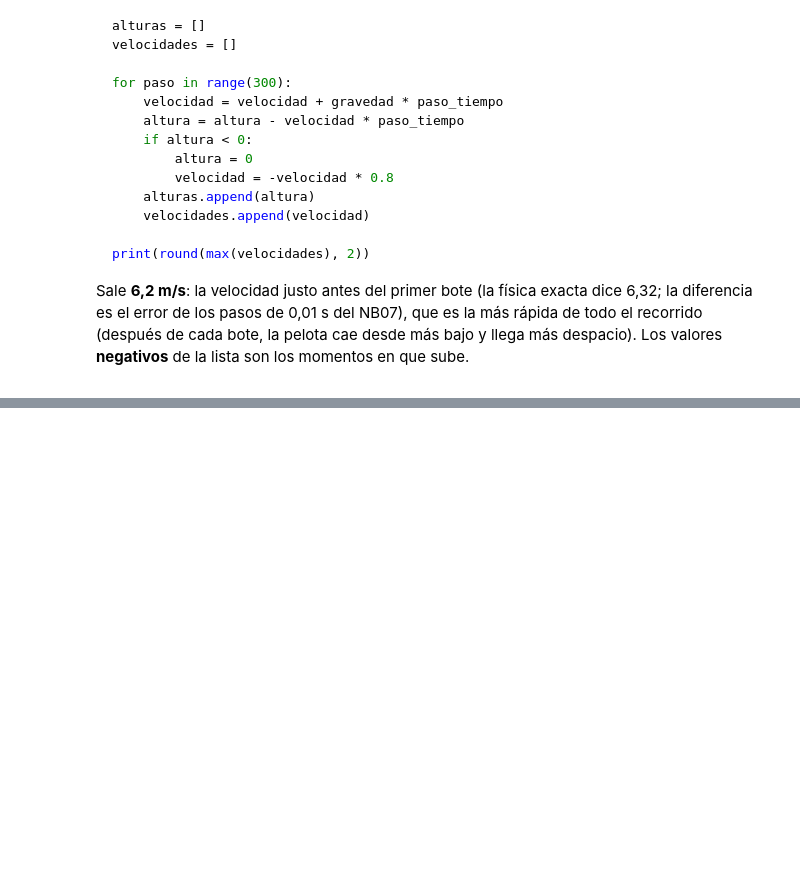
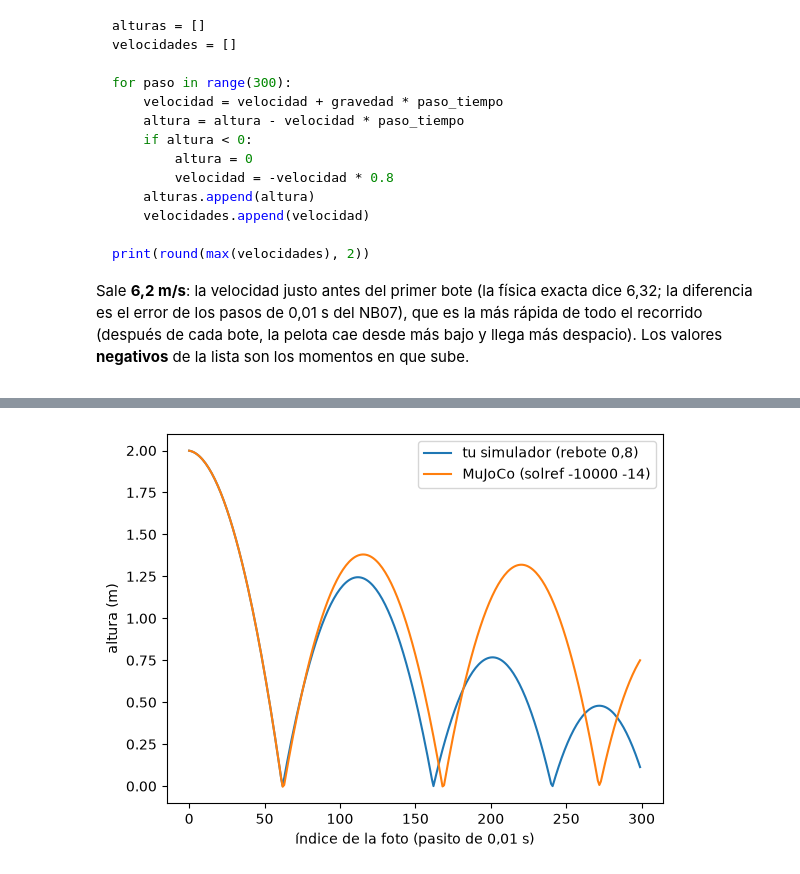
Before and after one commit to Greg2828/robotica, a Jupyter notebook: notebooks/NB09_listas.ipynb, the cells around one changed output, grey strips where cells are left out. Cells and saved outputs as stored; diff of their text form; code cells hidden in the pictures; folded sections open; blank space fills up the shorter version.

```diff
--- a/notebooks/NB09_listas.ipynb
+++ b/notebooks/NB09_listas.ipynb
@@ -610,0 +758,24 @@ lista son los momentos en que sube.
+# %%
+PELOTA_BOTONA = '''
+<mujoco>
+  <option gravity="0 0 -10" timestep="0.01"/>
+  <worldbody>
+    <light pos="0 0 5"/>
+    <geom type="plane" size="5 5 0.1" rgba=".8 .9 .8 1"/>
+    <body name="pelota" pos="0 0 2">
+      <freejoint/>
+      <geom type="sphere" size="0.05" rgba="1 .3 .1 1" solref="-10000 -14"/>
+    </body>
+  </worldbody>
+</mujoco>
+'''
+
+modelo, datos = taller.cargar(PELOTA_BOTONA)
+alturas_pelota = []
+for paso in range(300):
+    mujoco.mj_step(modelo, datos)
+    alturas_pelota.append(datos.qpos[2])
+
+print("Fotos:", len(alturas_pelota))
+print("Índices 61, 62, 63:", round(alturas_pelota[61], 3), round(alturas_pelota[62], 3), round(alturas_pelota[63], 3))
+print("Altura máxima tras el primer bote:", round(max(alturas_pelota[100:300]), 2), "m")
@@ -610,0 +795,20 @@ lista son los momentos en que sube.
+# %%
+altura = 2.0
+velocidad = 0.0
+alturas_tuyas = []
+for paso in range(300):
+    velocidad = velocidad + 10 * 0.01
+    altura = altura - velocidad * 0.01
+    if altura < 0:
+        altura = 0
+        velocidad = -velocidad * 0.8
+    alturas_tuyas.append(altura)
+
+plt.plot(alturas_tuyas, label="tu simulador (rebote 0,8)")
+plt.plot(alturas_pelota, label="MuJoCo (solref -10000 -14)")
+plt.xlabel("índice de la foto (pasito de 0,01 s)")
+plt.ylabel("altura (m)")
+plt.legend()
+plt.show()
+# %% [output]
+[figure, added]
```
Also changed, not shown: parts of 26 cells of this notebook, 15 other files.
